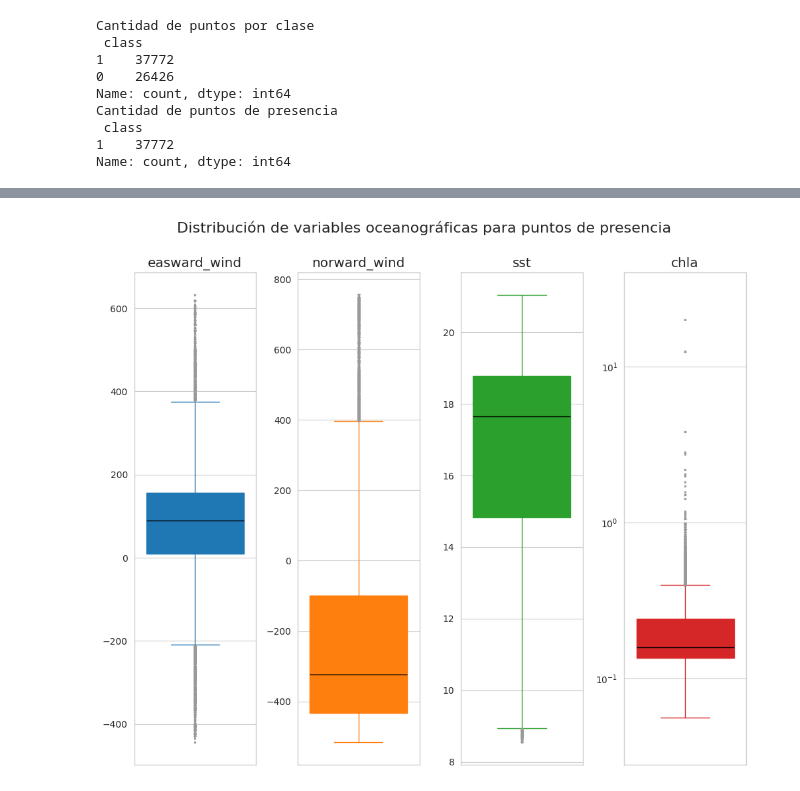
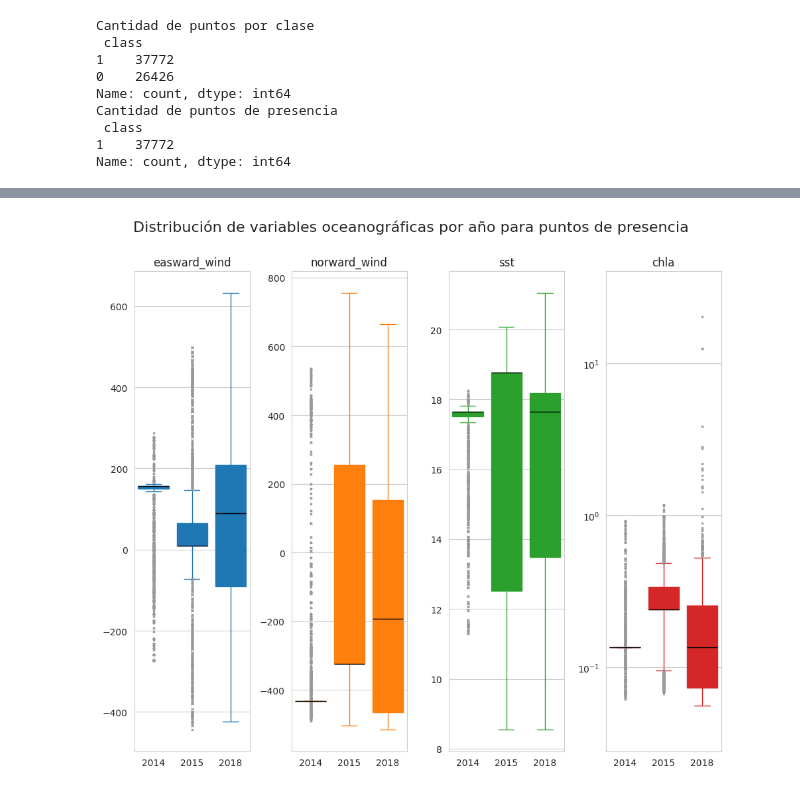
Before and after one commit to MaritzaB/niche_modelling, a Jupyter notebook: src/notebooks/background_points.ipynb, the cells around one changed output, grey strips where cells are left out. Cells and saved outputs as stored; diff of their text form; code cells hidden in the pictures.

```diff
--- a/src/notebooks/background_points.ipynb
+++ b/src/notebooks/background_points.ipynb
@@ -116,0 +114,30 @@ variables_ambientales = presence[['easward_wind', 'norward_wind', 'sst', 'chla']
+# %%
+import numpy as np
+
+variables_ambientales_pairplot = presence[['easward_wind', 'norward_wind', 'sst', 'chla']]
+# Pairplot de las variables ambientales
+epsilon = 1e-10
+variables_ambientales_pairplot['log_chla'] = np.log(variables_ambientales_pairplot['chla'] + epsilon)
+
+# Seleccionar las variables ambientales incluyendo la `chla` logarítmica
+variables_ambientales_log = variables_ambientales_pairplot[['easward_wind', 'norward_wind', 'sst', 'log_chla']]
+
+# Crear el pairplot
+sns.set(style="whitegrid")
+pairplot = sns.pairplot(variables_ambientales_log, diag_kind='kde', plot_kws={'alpha': 0.6})
+
+# Ajustar etiquetas para la variable logarítmica
+pairplot.figure.suptitle('Pairplot de variables ambientales para puntos de presencia', fontsize=16, y=1.02)
+
+for ax in pairplot.axes.flatten():
+    if ax.get_xlabel() == 'log_chla':
+        ax.set_xlabel('log(chla)')
+    elif ax.get_xlabel():
+        ax.set_xlabel(ax.get_xlabel())
+
+    if ax.get_ylabel() == 'log_chla':
+        ax.set_ylabel('log(chla)')
+    elif ax.get_ylabel():
+        ax.set_ylabel(ax.get_ylabel())
+
+plt.show()
@@ -117,9 +146,11 @@ variables_ambientales = presence[['easward_wind', 'norward_wind', 'sst', 'chla']
 # %%
+variables_ambientales = presence[['easward_wind', 'norward_wind', 'sst', 'chla', 'year']]
+
 # Configurar las propiedades del flier (outliers)
 flierprops = dict(marker='x', color='red', markersize=2)
 
 # Configurar el tamaño de los gráficos
-plt.figure(figsize=(10, 8))
+plt.figure(figsize=(12, 8))
 sns.set_style("whitegrid")
 
 
@@ -132,33 +163,35 @@ colors = {
 }
 
 # Crear gráficos de caja y bigotes para cada variable
-for i, col in enumerate(variables_ambientales.columns, 1):
+for i, col in enumerate(variables_ambientales.columns[:-1], 1):
     plt.subplot(1, len(variables_ambientales.columns), i)
 
     # Seleccionar el color de la caja
     box_color = colors.get(col, 'black')  # Si la variable no está en el dict, usar negro por defecto
 
     sns.boxplot(
+        data= variables_ambientales,
+        x=variables_ambientales['year'],
         y=variables_ambientales[col],
         flierprops=flierprops,
         color='white',
         boxprops=dict(facecolor=box_color, edgecolor=box_color),
         whiskerprops=dict(color=box_color),
         capprops=dict(color=box_color),
         medianprops=dict(color='black')  # La mediana se muestra en negro para contraste
     )
     plt.title(col)
 
     # Aplicar escala logarítmica a chla
     if col == 'chla':
         plt.yscale('log')
         plt.ylim(variables_ambientales[col].min() * 0.5, variables_ambientales[col].max() * 2)
 
     plt.ylabel('')
     plt.xlabel('')
 
 plt.tight_layout()
-plt.suptitle('Distribución de variables oceanográficas para puntos de presencia', fontsize=16, y=1.05)
+plt.suptitle('Distribución de variables oceanográficas por año para puntos de presencia', fontsize=16, x=0.4, y=1.05)
 plt.show()
 # %% [output]
-[figure, old version]
+[figure, new version]
```
Also changed, not shown: parts of 5 cells of this notebook, 8 other files.
